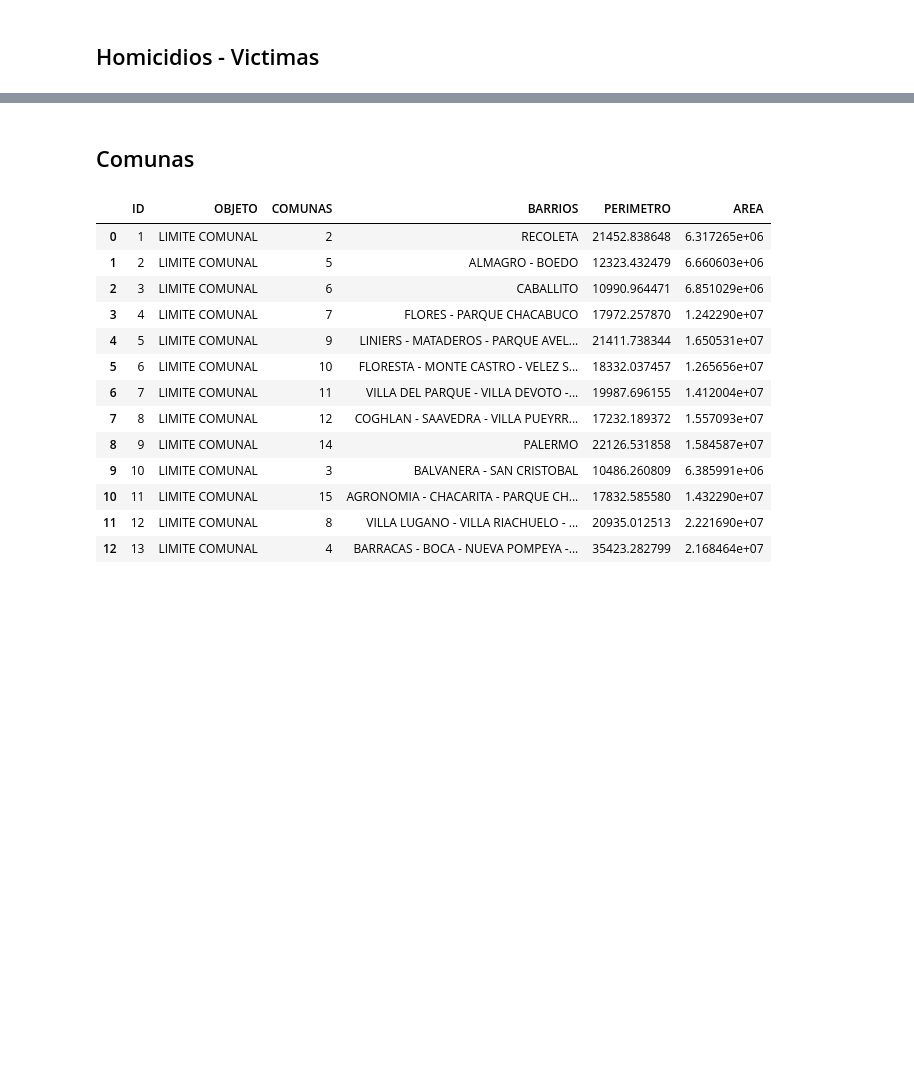
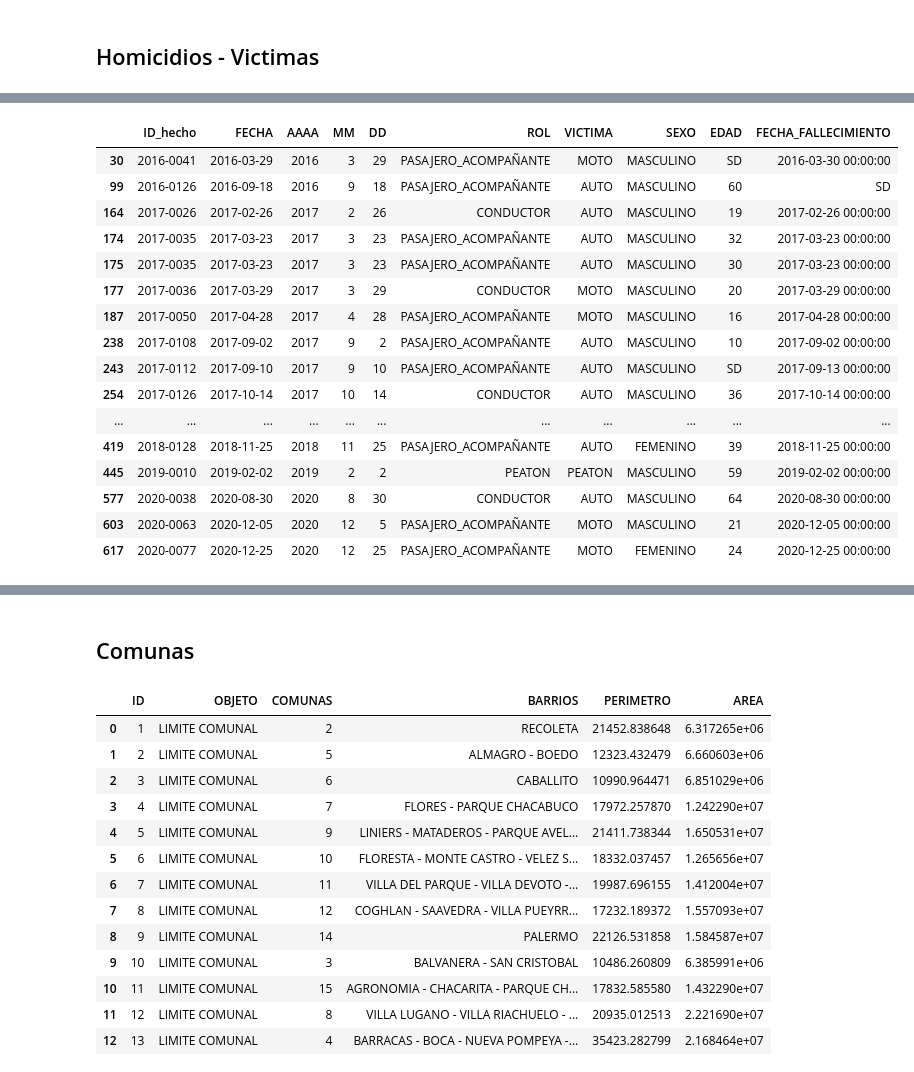
Before and after one commit to MarceloOrtizz/Proyecto_DA_Siniestros_Viales, a Jupyter notebook: etl.ipynb, the cells around one changed output, grey strips where cells are left out. Cells and saved outputs as stored; diff of their text form; code cells hidden in the pictures; blank space fills up the shorter version.

Commit message:
etl victimas

```diff
--- a/etl.ipynb
+++ b/etl.ipynb
@@ -310,0 +380,20 @@ homicidios_hechos[(homicidios_hechos['pos x']=="-58.44451316") & (homicidios_hec
+# %%
+homicidios_victimas[homicidios_victimas['ID_hecho'].duplicated()]
+# %% [output]
+|  | ID_hecho | FECHA | AAAA | MM | DD | ROL | VICTIMA | SEXO | EDAD | FECHA_FALLECIMIENTO |
+| 30 | 2016-0041 | 2016-03-29 | 2016 | 3 | 29 | PASAJERO_ACOMPAÑANTE | MOTO | MASCULINO | SD | 2016-03-30 00:00:00 |
+| 99 | 2016-0126 | 2016-09-18 | 2016 | 9 | 18 | PASAJERO_ACOMPAÑANTE | AUTO | MASCULINO | 60 | SD |
+| 164 | 2017-0026 | 2017-02-26 | 2017 | 2 | 26 | CONDUCTOR | AUTO | MASCULINO | 19 | 2017-02-26 00:00:00 |
+| 174 | 2017-0035 | 2017-03-23 | 2017 | 3 | 23 | PASAJERO_ACOMPAÑANTE | AUTO | MASCULINO | 32 | 2017-03-23 00:00:00 |
+| 175 | 2017-0035 | 2017-03-23 | 2017 | 3 | 23 | PASAJERO_ACOMPAÑANTE | AUTO | MASCULINO | 30 | 2017-03-23 00:00:00 |
+| 177 | 2017-0036 | 2017-03-29 | 2017 | 3 | 29 | CONDUCTOR | MOTO | MASCULINO | 20 | 2017-03-29 00:00:00 |
+| 187 | 2017-0050 | 2017-04-28 | 2017 | 4 | 28 | PASAJERO_ACOMPAÑANTE | MOTO | MASCULINO | 16 | 2017-04-28 00:00:00 |
+| 238 | 2017-0108 | 2017-09-02 | 2017 | 9 | 2 | PASAJERO_ACOMPAÑANTE | AUTO | MASCULINO | 10 | 2017-09-02 00:00:00 |
+| 243 | 2017-0112 | 2017-09-10 | 2017 | 9 | 10 | PASAJERO_ACOMPAÑANTE | AUTO | MASCULINO | SD | 2017-09-13 00:00:00 |
+| 254 | 2017-0126 | 2017-10-14 | 2017 | 10 | 14 | CONDUCTOR | AUTO | MASCULINO | 36 | 2017-10-14 00:00:00 |
+| ... | ... | ... | ... | ... | ... | ... | ... | ... | ... | ... |
+| 419 | 2018-0128 | 2018-11-25 | 2018 | 11 | 25 | PASAJERO_ACOMPAÑANTE | AUTO | FEMENINO | 39 | 2018-11-25 00:00:00 |
+| 445 | 2019-0010 | 2019-02-02 | 2019 | 2 | 2 | PEATON | PEATON | MASCULINO | 59 | 2019-02-02 00:00:00 |
+| 577 | 2020-0038 | 2020-08-30 | 2020 | 8 | 30 | CONDUCTOR | AUTO | MASCULINO | 64 | 2020-08-30 00:00:00 |
+| 603 | 2020-0063 | 2020-12-05 | 2020 | 12 | 5 | PASAJERO_ACOMPAÑANTE | MOTO | MASCULINO | 21 | 2020-12-05 00:00:00 |
+| 617 | 2020-0077 | 2020-12-25 | 2020 | 12 | 25 | PASAJERO_ACOMPAÑANTE | MOTO | FEMENINO | 24 | 2020-12-25 00:00:00 |
```
Also changed, not shown: parts of 47 cells of this notebook, 2 other files.
